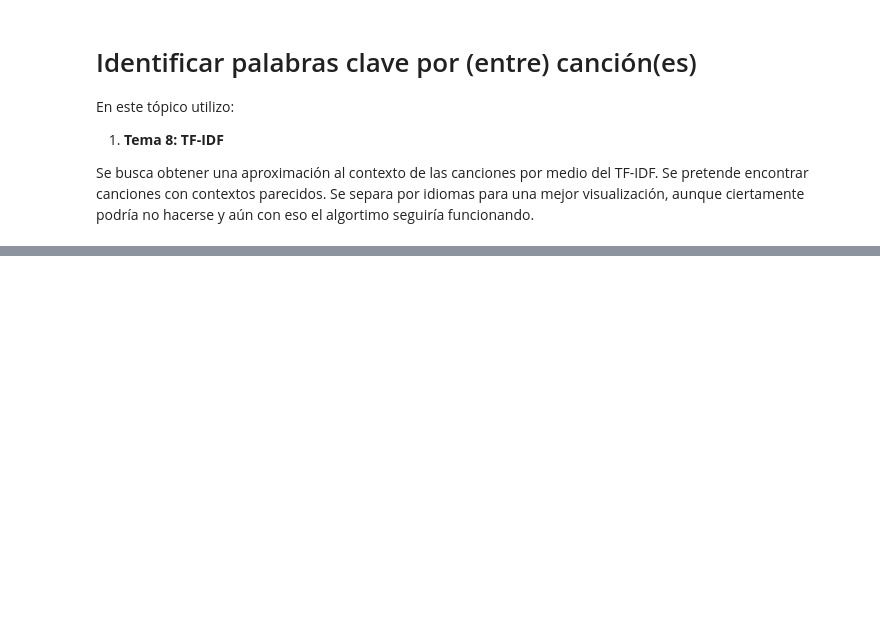
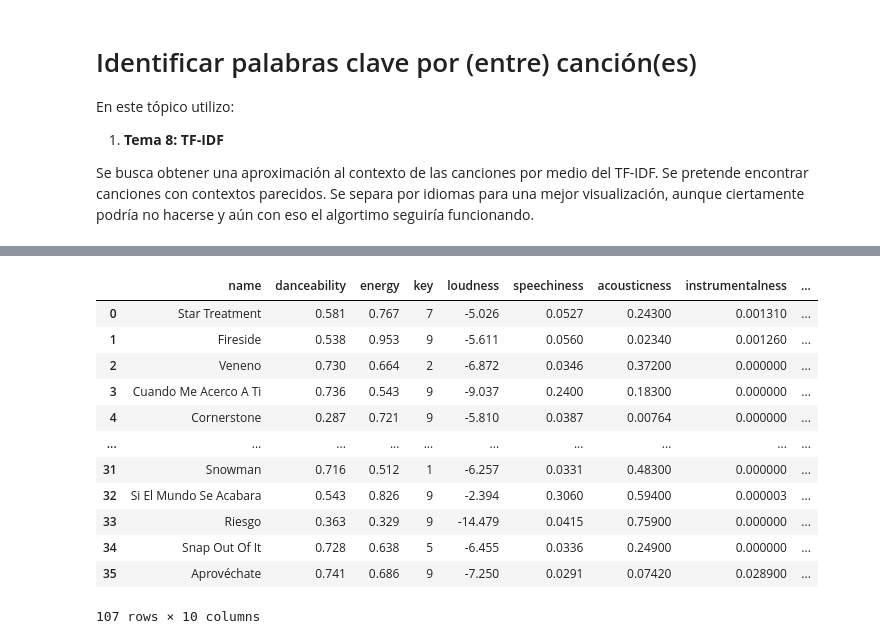
Before and after one commit to FisherPearson/Salud-Mental-Canciones, a Jupyter notebook: Funciones_Salud_Mental.ipynb, the cells around one changed output, grey strips where cells are left out. Saved outputs shown, nothing was run; the diff lists cells and outputs as text; code cells hidden in the pictures; blank space fills up the shorter version.

```diff
--- a/Funciones_Salud_Mental.ipynb
+++ b/Funciones_Salud_Mental.ipynb
@@ -348,0 +363,16 @@ def palabras_mas_representativas_idioma(df, idioma):
+# %%
+datos
+# %% [output]
+|  | name | danceability | energy | key | loudness | speechiness | acousticness | instrumentalness | ... |
+| 0 | Star Treatment | 0.581 | 0.767 | 7 | -5.026 | 0.0527 | 0.24300 | 0.001310 | ... |
+| 1 | Fireside | 0.538 | 0.953 | 9 | -5.611 | 0.0560 | 0.02340 | 0.001260 | ... |
+| 2 | Veneno | 0.730 | 0.664 | 2 | -6.872 | 0.0346 | 0.37200 | 0.000000 | ... |
+| 3 | Cuando Me Acerco A Ti | 0.736 | 0.543 | 9 | -9.037 | 0.2400 | 0.18300 | 0.000000 | ... |
+| 4 | Cornerstone | 0.287 | 0.721 | 9 | -5.810 | 0.0387 | 0.00764 | 0.000000 | ... |
+| ... | ... | ... | ... | ... | ... | ... | ... | ... | ... |
+| 31 | Snowman | 0.716 | 0.512 | 1 | -6.257 | 0.0331 | 0.48300 | 0.000000 | ... |
+| 32 | Si El Mundo Se Acabara | 0.543 | 0.826 | 9 | -2.394 | 0.3060 | 0.59400 | 0.000003 | ... |
+| 33 | Riesgo | 0.363 | 0.329 | 9 | -14.479 | 0.0415 | 0.75900 | 0.000000 | ... |
+| 34 | Snap Out Of It | 0.728 | 0.638 | 5 | -6.455 | 0.0336 | 0.24900 | 0.000000 | ... |
+| 35 | Aprovéchate | 0.741 | 0.686 | 9 | -7.250 | 0.0291 | 0.07420 | 0.028900 | ... |
+107 rows × 10 columns
```
Also changed, not shown: parts of 33 cells of this notebook.
